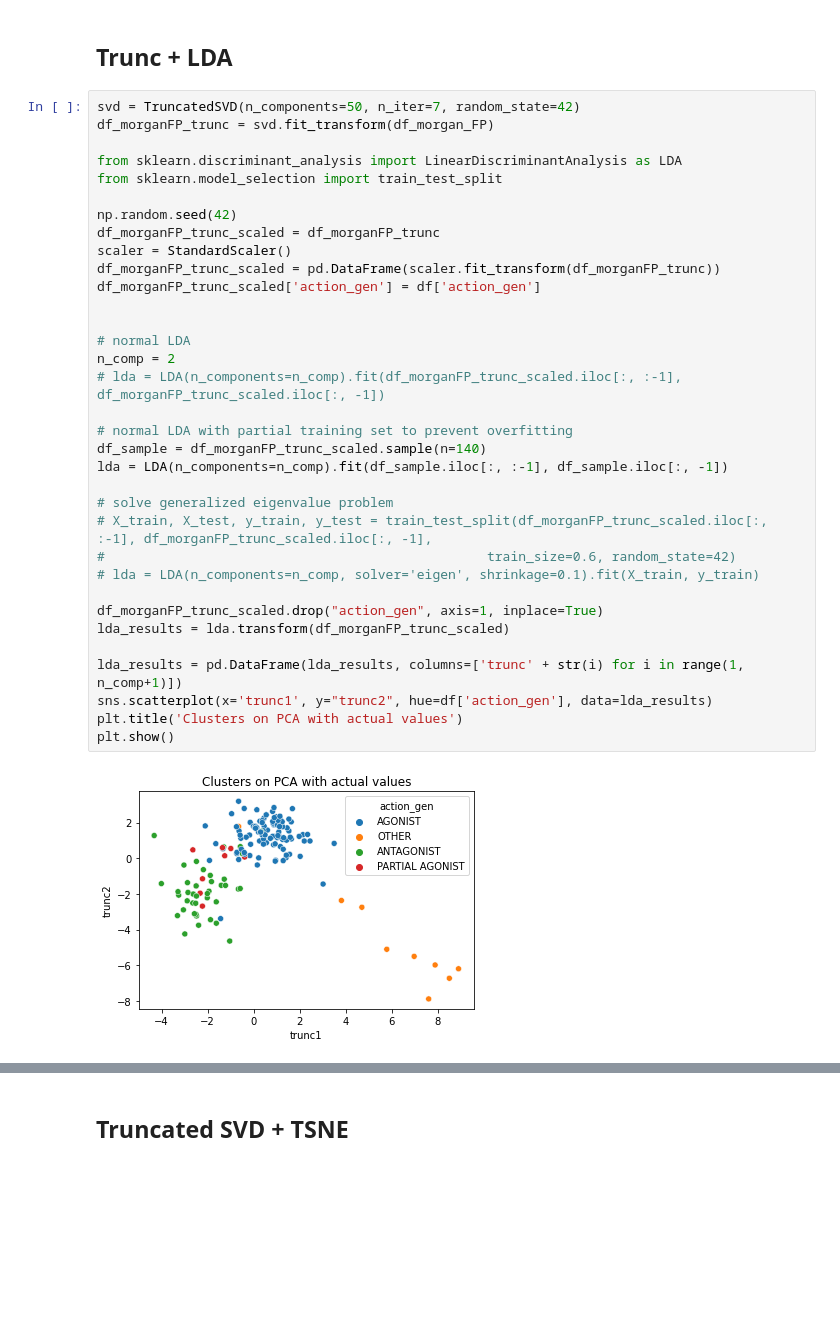
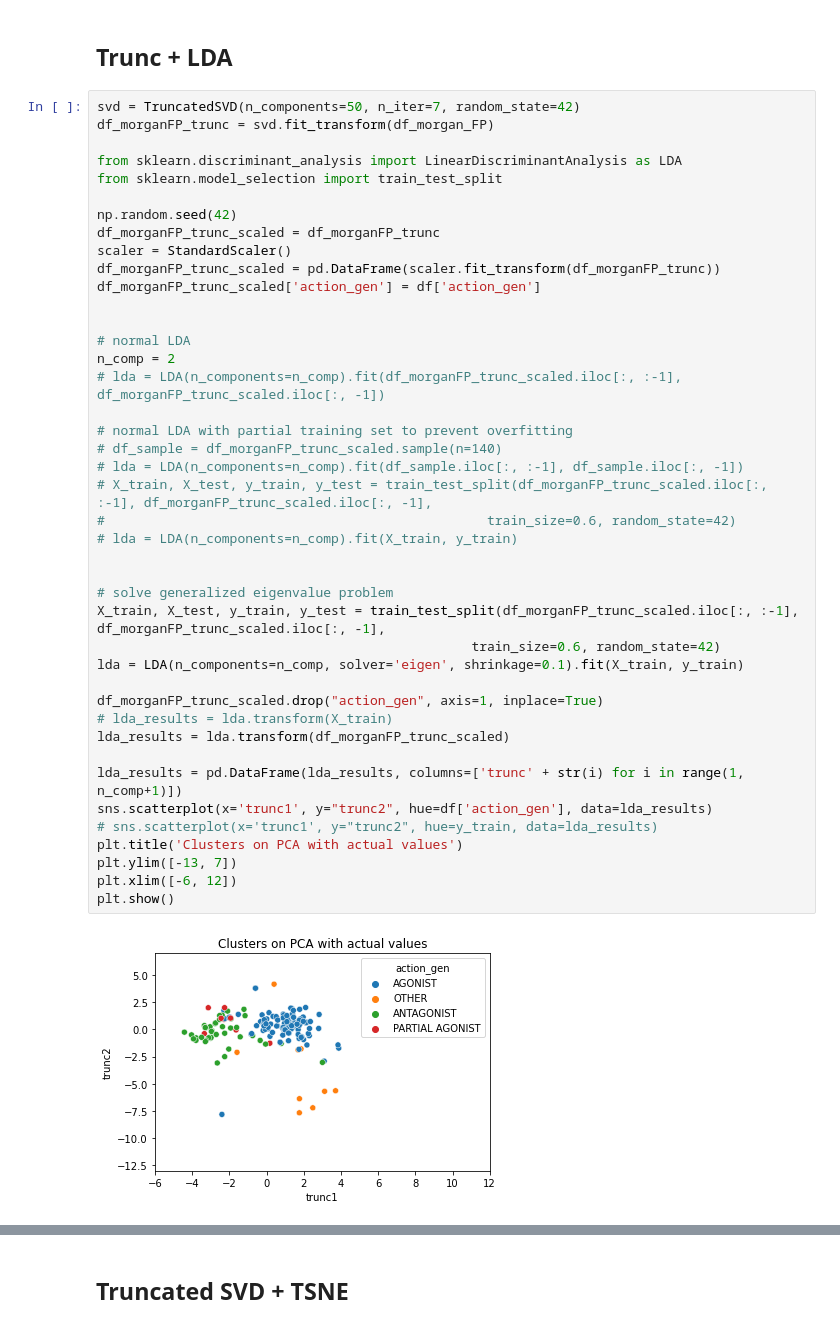
Before and after one commit to chopralab/ASPIRE_QSAR, a Jupyter notebook: morgFp_analysis.ipynb, the cells around one changed output, grey strips where cells are left out. Saved outputs shown, nothing was run; the diff lists cells and outputs as text; blank space fills up the shorter version.

```diff
--- a/morgFp_analysis.ipynb
+++ b/morgFp_analysis.ipynb
@@ -156,36 +156,44 @@ PARTIAL AGONIST       0.00      0.00      0.00        11
 # %%
 svd = TruncatedSVD(n_components=50, n_iter=7, random_state=42)
 df_morganFP_trunc = svd.fit_transform(df_morgan_FP)
 
 from sklearn.discriminant_analysis import LinearDiscriminantAnalysis as LDA
 from sklearn.model_selection import train_test_split
 
 np.random.seed(42)
 df_morganFP_trunc_scaled = df_morganFP_trunc
 scaler = StandardScaler()
 df_morganFP_trunc_scaled = pd.DataFrame(scaler.fit_transform(df_morganFP_trunc))
 df_morganFP_trunc_scaled['action_gen'] = df['action_gen']
 
 
 # normal LDA
 n_comp = 2
 # lda = LDA(n_components=n_comp).fit(df_morganFP_trunc_scaled.iloc[:, :-1], df_morganFP_trunc_scaled.iloc[:, -1])
 
 # normal LDA with partial training set to prevent overfitting
-df_sample = df_morganFP_trunc_scaled.sample(n=140)
-lda = LDA(n_components=n_comp).fit(df_sample.iloc[:, :-1], df_sample.iloc[:, -1])
+# df_sample = df_morganFP_trunc_scaled.sample(n=140)
+# lda = LDA(n_components=n_comp).fit(df_sample.iloc[:, :-1], df_sample.iloc[:, -1])
+# X_train, X_test, y_train, y_test = train_test_split(df_morganFP_trunc_scaled.iloc[:, :-1], df_morganFP_trunc_scaled.iloc[:, -1],
+#                                                 train_size=0.6, random_state=42)
+# lda = LDA(n_components=n_comp).fit(X_train, y_train)
+
 
 # solve generalized eigenvalue problem
-# X_train, X_test, y_train, y_test = train_test_split(df_morganFP_trunc_scaled.iloc[:, :-1], df_morganFP_trunc_scaled.iloc[:, -1],
-#                                                 train_size=0.6, random_state=42)
-# lda = LDA(n_components=n_comp, solver='eigen', shrinkage=0.1).fit(X_train, y_train)
+X_train, X_test, y_train, y_test = train_test_split(df_morganFP_trunc_scaled.iloc[:, :-1], df_morganFP_trunc_scaled.iloc[:, -1],
+                                                train_size=0.6, random_state=42)
+lda = LDA(n_components=n_comp, solver='eigen', shrinkage=0.1).fit(X_train, y_train)
 
 df_morganFP_trunc_scaled.drop("action_gen", axis=1, inplace=True)
+# lda_results = lda.transform(X_train)
 lda_results = lda.transform(df_morganFP_trunc_scaled)
 
 lda_results = pd.DataFrame(lda_results, columns=['trunc' + str(i) for i in range(1, n_comp+1)])
 sns.scatterplot(x='trunc1', y="trunc2", hue=df['action_gen'], data=lda_results)
+# sns.scatterplot(x='trunc1', y="trunc2", hue=y_train, data=lda_results)
 plt.title('Clusters on PCA with actual values')
+plt.ylim([-13, 7])
+plt.xlim([-6, 12])
 plt.show()
 # %% [output]
-[figure, old version]
+[figure, new version]
```
Also changed, not shown: parts of 8 cells of this notebook, 6 other files.
